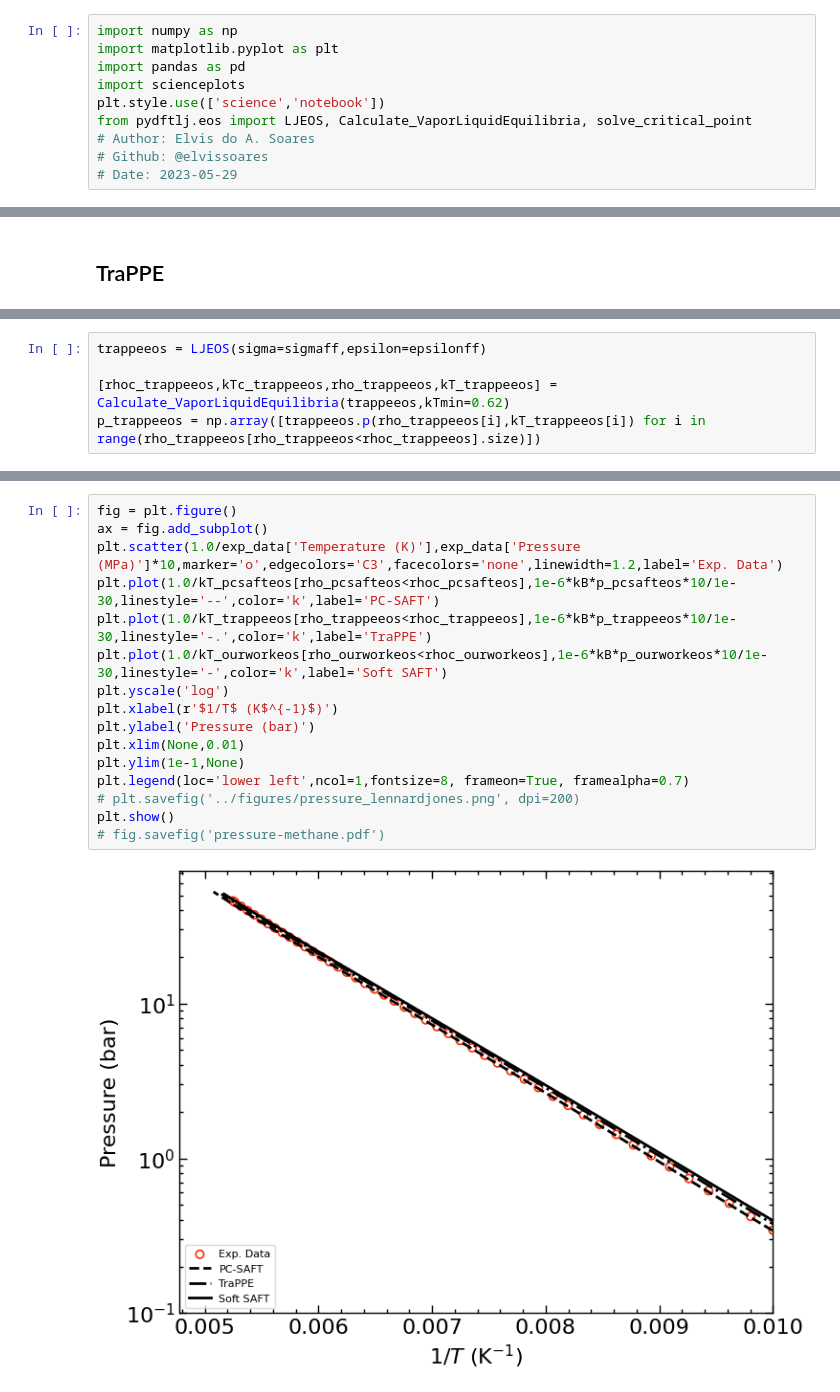
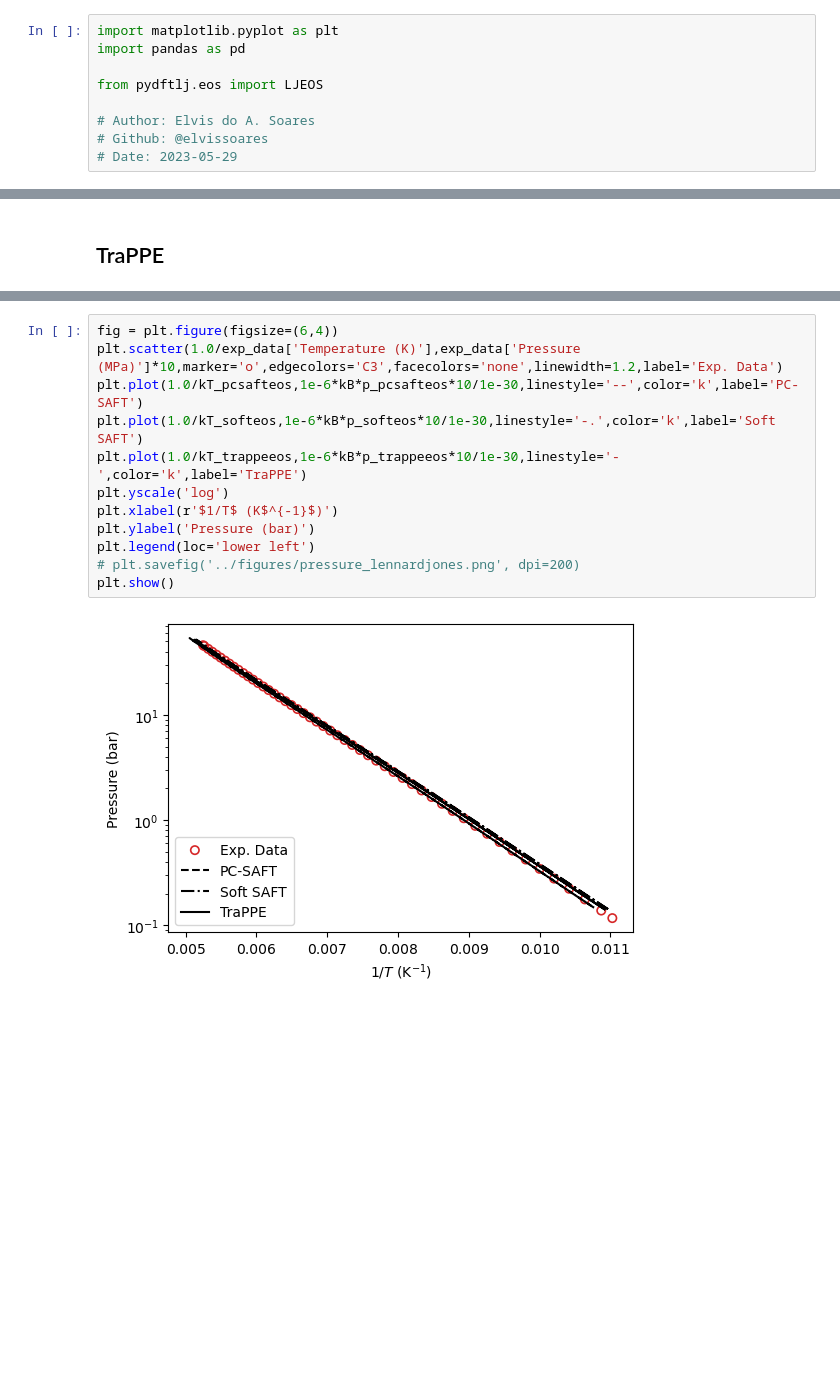
Before and after one commit to elvissoares/PyDFTlj, a Jupyter notebook: examples/Example1-Phasediagram-Methane.ipynb, the cells around one changed output, grey strips where cells are left out. Cells and saved outputs as stored; diff of their text form; blank space fills up the shorter version.

```diff
--- a/examples/Example1-Phasediagram-Methane.ipynb
+++ b/examples/Example1-Phasediagram-Methane.ipynb
@@ -1,10 +1,9 @@
 # %%
-import numpy as np
 import matplotlib.pyplot as plt
 import pandas as pd
-import scienceplots
-plt.style.use(['science','notebook'])
-from pydftlj.eos import LJEOS, Calculate_VaporLiquidEquilibria, solve_critical_point
+
+from pydftlj.eos import LJEOS
+
 # Author: Elvis do A. Soares
 # Github: @elvissoares
 # Date: 2023-05-29
@@ -86,5 +76,0 @@ mff = 16.043 # g/mol
-# %%
-trappeeos = LJEOS(sigma=sigmaff,epsilon=epsilonff)
-
-[rhoc_trappeeos,kTc_trappeeos,rho_trappeeos,kT_trappeeos] = Calculate_VaporLiquidEquilibria(trappeeos,kTmin=0.62)
-p_trappeeos = np.array([trappeeos.p(rho_trappeeos[i],kT_trappeeos[i]) for i in range(rho_trappeeos[rho_trappeeos<rhoc_trappeeos].size)])
@@ -132,18 +95,14 @@ plt.ylim(100,200)
 # %%
-fig = plt.figure()
-ax = fig.add_subplot()
+fig = plt.figure(figsize=(6,4))
 plt.scatter(1.0/exp_data['Temperature (K)'],exp_data['Pressure (MPa)']*10,marker='o',edgecolors='C3',facecolors='none',linewidth=1.2,label='Exp. Data')
-plt.plot(1.0/kT_pcsafteos[rho_pcsafteos<rhoc_pcsafteos],1e-6*kB*p_pcsafteos*10/1e-30,linestyle='--',color='k',label='PC-SAFT')
-plt.plot(1.0/kT_trappeeos[rho_trappeeos<rhoc_trappeeos],1e-6*kB*p_trappeeos*10/1e-30,linestyle='-.',color='k',label='TraPPE')
-plt.plot(1.0/kT_ourworkeos[rho_ourworkeos<rhoc_ourworkeos],1e-6*kB*p_ourworkeos*10/1e-30,linestyle='-',color='k',label='Soft SAFT')
+plt.plot(1.0/kT_pcsafteos,1e-6*kB*p_pcsafteos*10/1e-30,linestyle='--',color='k',label='PC-SAFT')
+plt.plot(1.0/kT_softeos,1e-6*kB*p_softeos*10/1e-30,linestyle='-.',color='k',label='Soft SAFT')
+plt.plot(1.0/kT_trappeeos,1e-6*kB*p_trappeeos*10/1e-30,linestyle='-',color='k',label='TraPPE')
 plt.yscale('log')
 plt.xlabel(r'$1/T$ (K$^{-1}$)')
 plt.ylabel('Pressure (bar)')
-plt.xlim(None,0.01)
-plt.ylim(1e-1,None)
-plt.legend(loc='lower left',ncol=1,fontsize=8, frameon=True, framealpha=0.7)
+plt.legend(loc='lower left')
 # plt.savefig('../figures/pressure_lennardjones.png', dpi=200)
 plt.show()
-# fig.savefig('pressure-methane.pdf')
 # %% [output]
-[figure, old version]
+[figure, new version]
```
Also changed, not shown: parts of 20 cells of this notebook, 1 other file.
